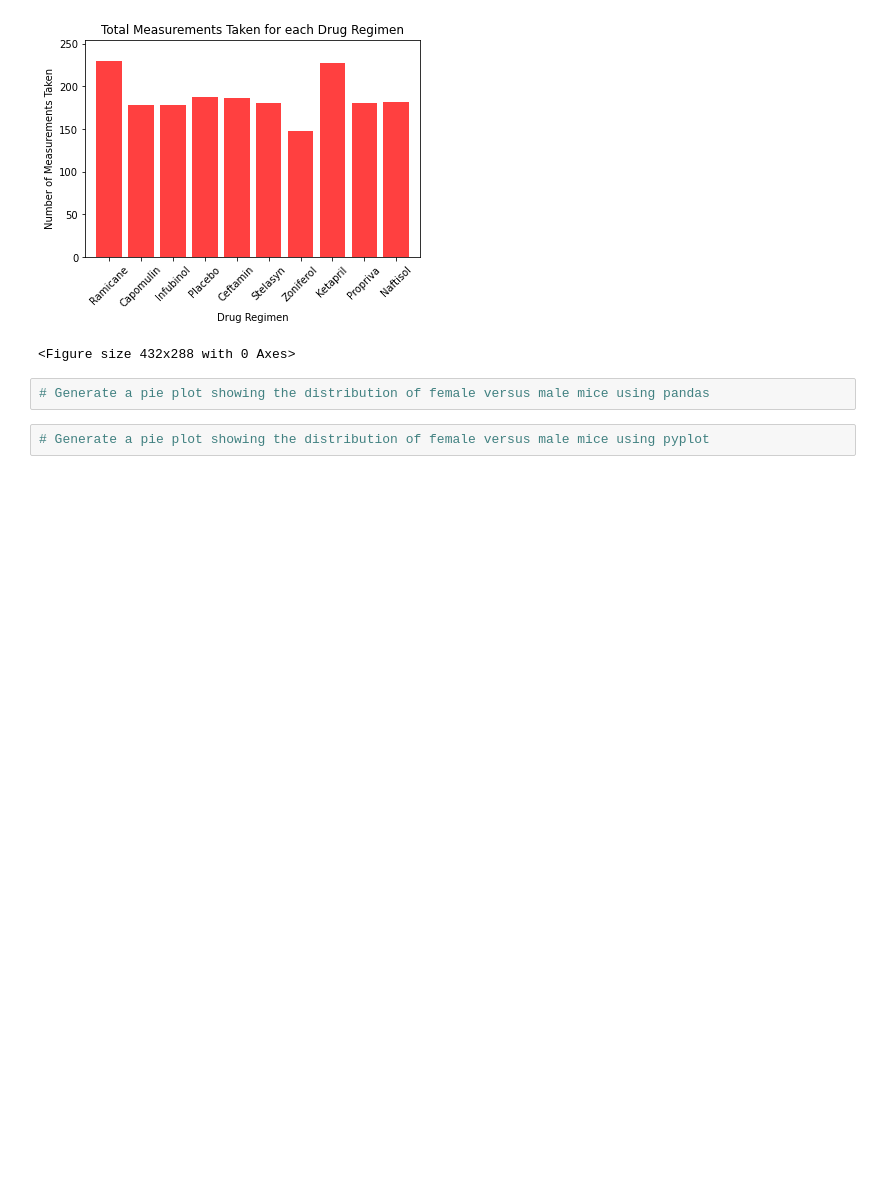
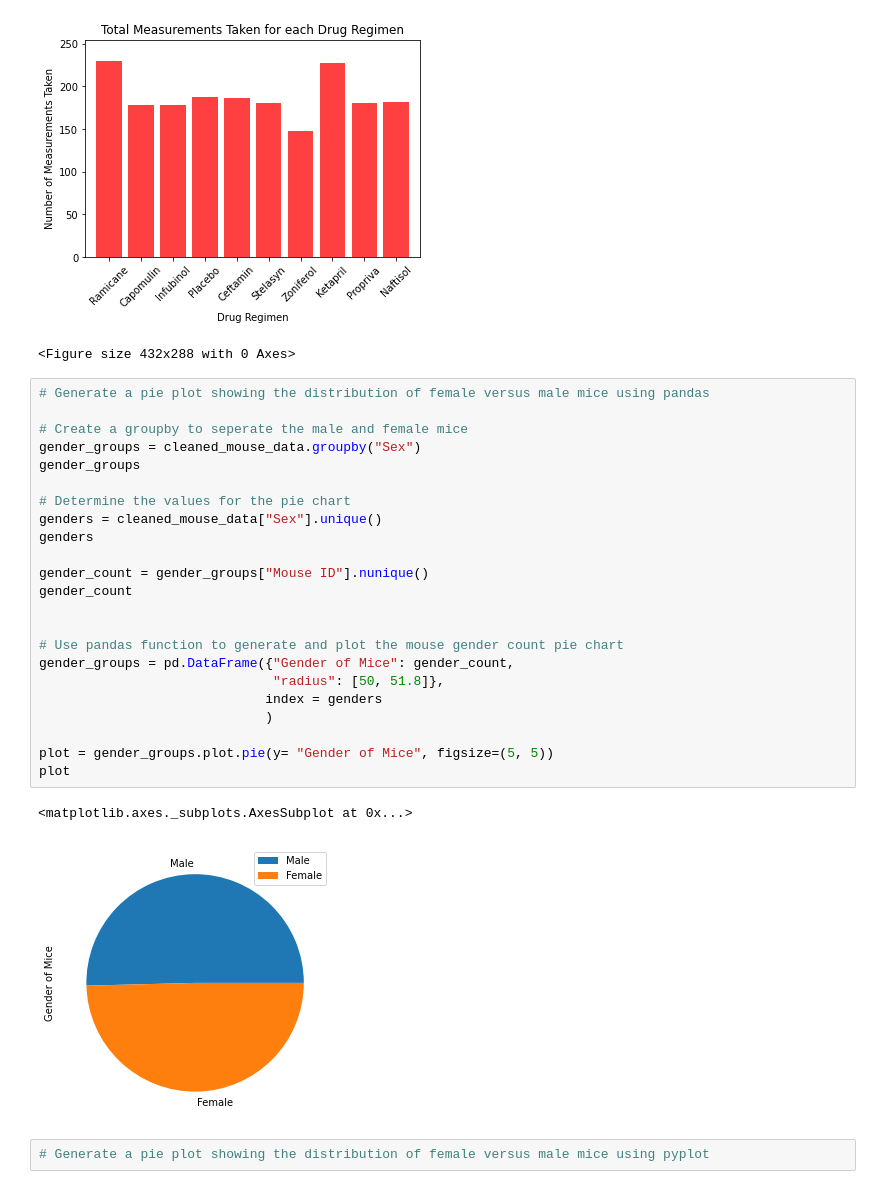
Before and after one commit to NoahLeVoir/Matplotlib-Challenge, a Jupyter notebook: Pymaceuticals/pymaceuticals.ipynb, the cells around one changed output. Drawn from its saved outputs; the diff is of its cells as text; blank space fills up the shorter version.

Commit message:
First attempt creating a pie chart using pandas (needs formatting help)

```diff
--- a/Pymaceuticals/pymaceuticals.ipynb
+++ b/Pymaceuticals/pymaceuticals.ipynb
@@ -229,8 +229,32 @@ plt.tight_layout()
 # %% [output]
 [figure]
 <Figure size 432x288 with 0 Axes>
-# %%
-# Generate a pie plot showing the distribution of female versus male mice using pandas
+# %%
+# Generate a pie plot showing the distribution of female versus male mice using pandas
+
+# Create a groupby to seperate the male and female mice
+gender_groups = cleaned_mouse_data.groupby("Sex")
+gender_groups
+
+# Determine the values for the pie chart
+genders = cleaned_mouse_data["Sex"].unique()
+genders
+
+gender_count = gender_groups["Mouse ID"].nunique()
+gender_count
+
+
+# Use pandas function to generate and plot the mouse gender count pie chart
+gender_groups = pd.DataFrame({"Gender of Mice": gender_count,
+                              "radius": [50, 51.8]},
+                             index = genders
+                             )
+
+plot = gender_groups.plot.pie(y= "Gender of Mice", figsize=(5, 5))
+plot
+# %% [output]
+<matplotlib.axes._subplots.AxesSubplot at 0x...>
+[figure, added]
 # %%
 # Generate a pie plot showing the distribution of female versus male mice using pyplot
 # %% [markdown]
```
